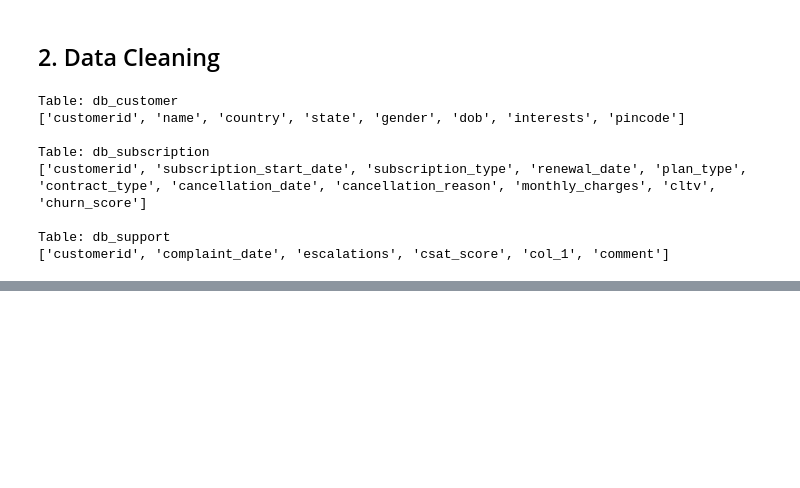
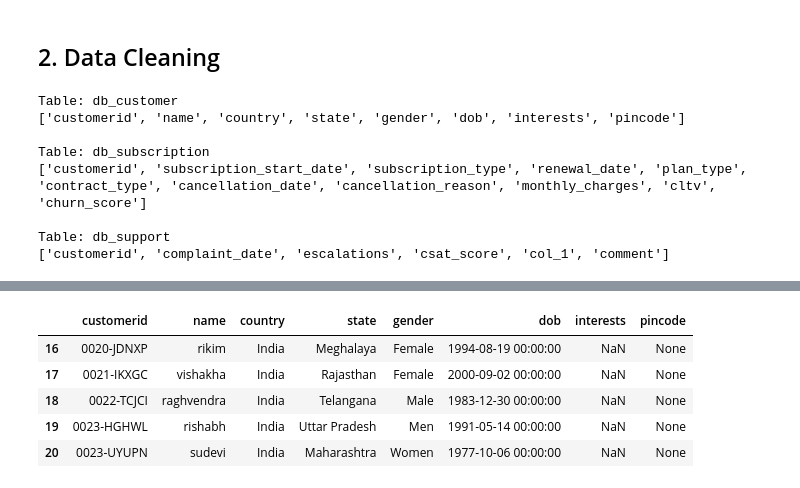
Before and after one commit to ShayanYawarBhatti/churn-analysis, a Jupyter notebook: notebooks/churn_analysis.ipynb, the cells around one changed output, grey strips where cells are left out. Saved outputs shown, nothing was run; the diff lists cells and outputs as text; code cells hidden in the pictures; blank space fills up the shorter version.

```diff
--- a/notebooks/churn_analysis.ipynb
+++ b/notebooks/churn_analysis.ipynb
@@ -76,0 +85,10 @@ AttributeError: 'NoneType' object has no attribute 'head'
+# %%
+# Inspecting bottom 5 rows to understand the data
+df_db_customer.tail()
+# %% [output]
+|  | customerid | name | country | state | gender | dob | interests | pincode |
+| 16 | 0020-JDNXP | rikim | India | Meghalaya | Female | 1994-08-19 00:00:00 | NaN | None |
+| 17 | 0021-IKXGC | vishakha | India | Rajasthan | Female | 2000-09-02 00:00:00 | NaN | None |
+| 18 | 0022-TCJCI | raghvendra | India | Telangana | Male | 1983-12-30 00:00:00 | NaN | None |
+| 19 | 0023-HGHWL | rishabh | India | Uttar Pradesh | Men | 1991-05-14 00:00:00 | NaN | None |
+| 20 | 0023-UYUPN | sudevi | India | Maharashtra | Women | 1977-10-06 00:00:00 | NaN | None |
```
Also changed, not shown: parts of 26 cells of this notebook.
